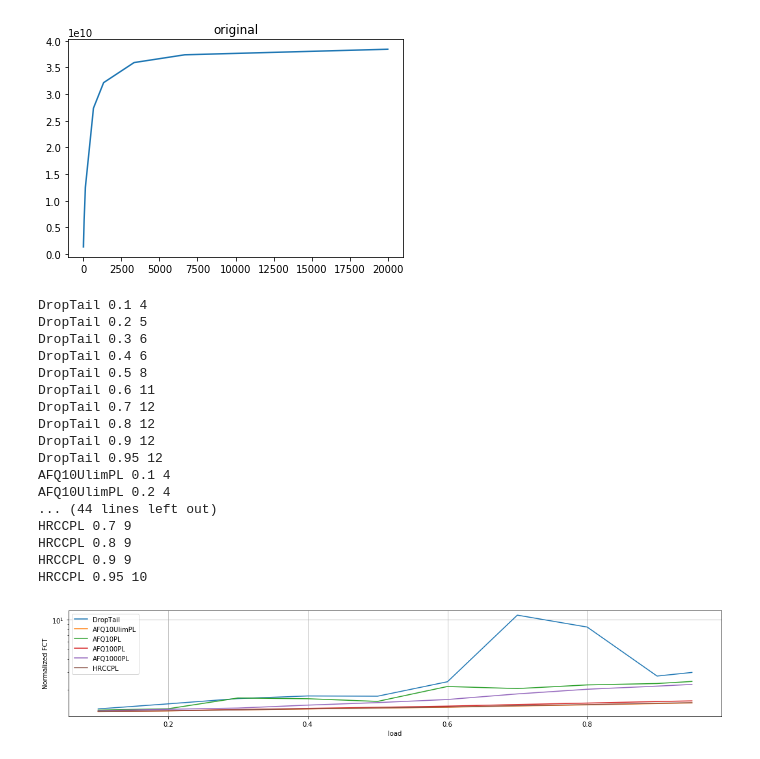
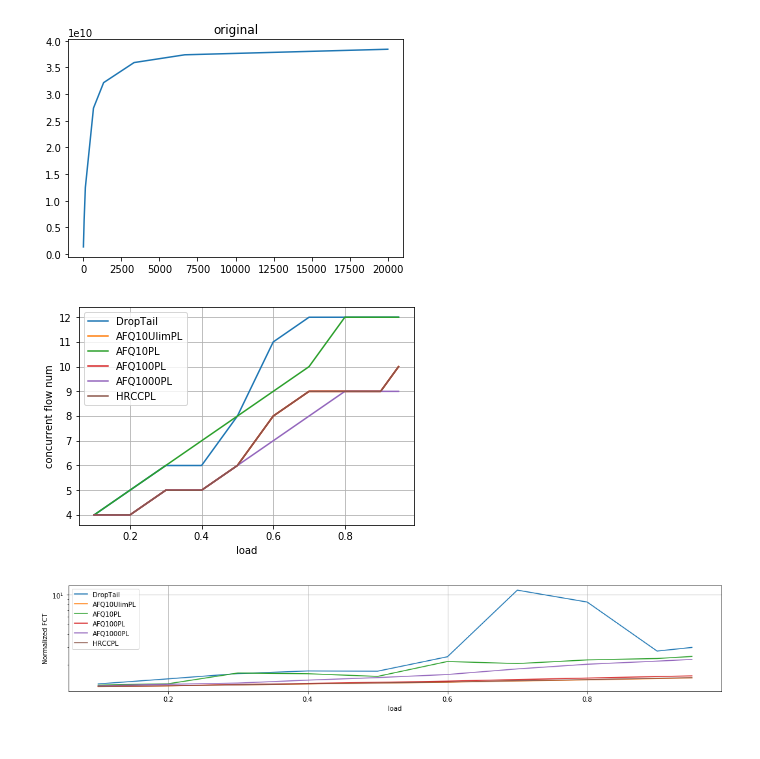
Before and after one commit to FruitBrother/Gearbox, a Jupyter notebook: analysis/large-number-8-fid.ipynb, the cells around one changed output. Saved outputs shown, nothing was run; the diff lists cells and outputs as text; code cells hidden in the pictures.

```diff
--- a/analysis/large-number-8-fid.ipynb
+++ b/analysis/large-number-8-fid.ipynb
@@ -26,27 +38,11 @@ FCT_analysis_normalize = FCT("/home/pg_ga/lining/Gearbox/automatic/BDP/", \
                    ["DropTail", "AFQ10UlimPL", "AFQ10PL", "AFQ100PL", "AFQ1000PL", "HRCCPL"],\
                    normalize_lists)
 # %%
-for alg in ["DropTail", "AFQ10UlimPL", "AFQ10PL", "AFQ100PL", "AFQ1000PL", "HRCCPL"]:
-    for load in [.1, .2, .3, .4, .5, .6, .7, .8, .9, .95]:
-        print(alg, load, FCT_analysis_normalize.overlap_num(alg, load))
+algs=["DropTail", "AFQ10UlimPL", "AFQ10PL", "AFQ100PL", "AFQ1000PL", "HRCCPL"]
+loads=[.1, .2, .3, .4, .5, .6, .7, .8, .9, .95]
+FCT_analysis_normalize.overlap_num(algs, loads)
 # %% [output]
-DropTail 0.1 4
-DropTail 0.2 5
-DropTail 0.3 6
-DropTail 0.4 6
-DropTail 0.5 8
-DropTail 0.6 11
-DropTail 0.7 12
-DropTail 0.8 12
-DropTail 0.9 12
-DropTail 0.95 12
-AFQ10UlimPL 0.1 4
-AFQ10UlimPL 0.2 4
-... (44 lines left out)
-HRCCPL 0.7 9
-HRCCPL 0.8 9
-HRCCPL 0.9 9
-HRCCPL 0.95 10
+[figure, added]
 # %%
 FCT_analysis_normalize.plotting_mean_FCT()
 # %% [output]
```
Also changed, not shown: parts of 20 cells of this notebook, 3 other files.
